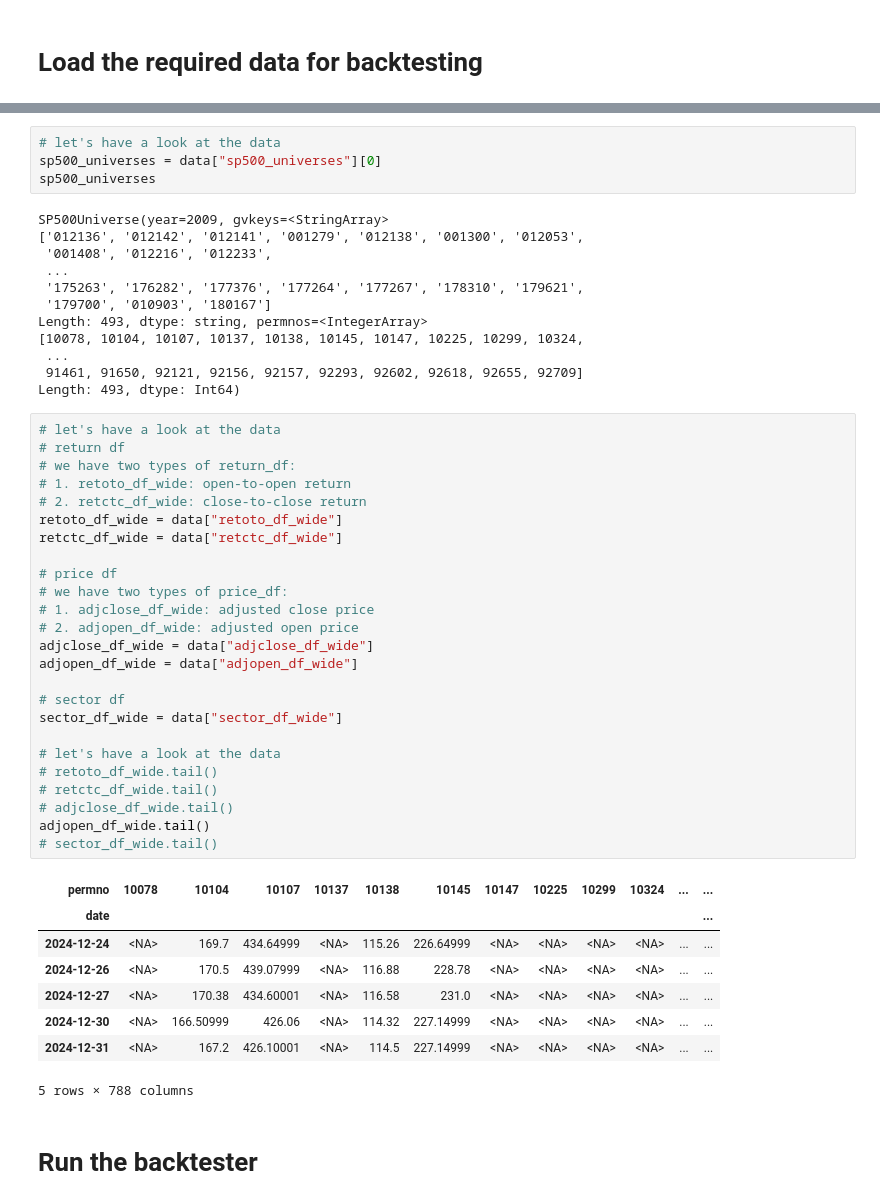
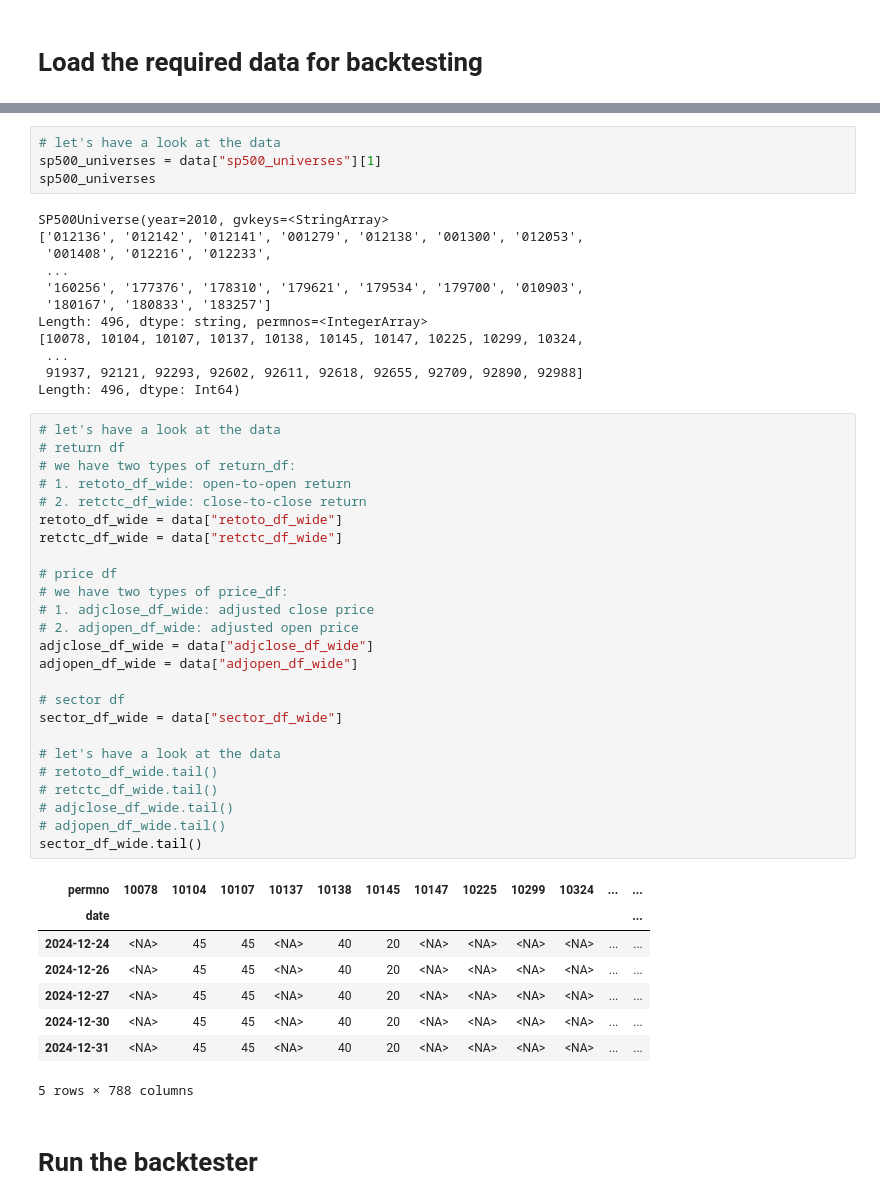
Before and after one commit to ZhengGong-hub/equity_longshort_backtester, a Jupyter notebook: notebooks/demo.ipynb, the cells around one changed output, grey strips where cells are left out. Cells and saved outputs as stored; diff of their text form.

```diff
--- a/notebooks/demo.ipynb
+++ b/notebooks/demo.ipynb
@@ -36,53 +36,53 @@ the number of unique permnos for year 2024 is 501
 the number of unique gvkeys for year 2024 is 498
 # %%
 # let's have a look at the data
-sp500_universes = data["sp500_universes"][0]
+sp500_universes = data["sp500_universes"][1]
 sp500_universes
 # %% [output]
-SP500Universe(year=2009, gvkeys=<StringArray>
+SP500Universe(year=2010, gvkeys=<StringArray>
 ['012136', '012142', '012141', '001279', '012138', '001300', '012053',
  '001408', '012216', '012233',
  ...
- '175263', '176282', '177376', '177264', '177267', '178310', '179621',
- '179700', '010903', '180167']
-Length: 493, dtype: string, permnos=<IntegerArray>
+ '160256', '177376', '178310', '179621', '179534', '179700', '010903',
+ '180167', '180833', '183257']
+Length: 496, dtype: string, permnos=<IntegerArray>
 [10078, 10104, 10107, 10137, 10138, 10145, 10147, 10225, 10299, 10324,
  ...
- 91461, 91650, 92121, 92156, 92157, 92293, 92602, 92618, 92655, 92709]
-Length: 493, dtype: Int64)
+ 91937, 92121, 92293, 92602, 92611, 92618, 92655, 92709, 92890, 92988]
+Length: 496, dtype: Int64)
 # %%
 # let's have a look at the data
 # return df
 # we have two types of return_df:
 # 1. retoto_df_wide: open-to-open return
 # 2. retctc_df_wide: close-to-close return
 retoto_df_wide = data["retoto_df_wide"]
 retctc_df_wide = data["retctc_df_wide"]
 
 # price df
 # we have two types of price_df:
 # 1. adjclose_df_wide: adjusted close price
 # 2. adjopen_df_wide: adjusted open price
 adjclose_df_wide = data["adjclose_df_wide"]
 adjopen_df_wide = data["adjopen_df_wide"]
 
 # sector df
 sector_df_wide = data["sector_df_wide"]
 
 # let's have a look at the data
 # retoto_df_wide.tail()
 # retctc_df_wide.tail()
 # adjclose_df_wide.tail()
-adjopen_df_wide.tail()
-# sector_df_wide.tail()
+# adjopen_df_wide.tail()
+sector_df_wide.tail()
 # %% [output]
 | permno | 10078 | 10104 | 10107 | 10137 | 10138 | 10145 | 10147 | 10225 | 10299 | 10324 | ... | ... |
 | date |  |  |  |  |  |  |  |  |  |  |  | ... |
-| 2024-12-24 | <NA> | 169.7 | 434.64999 | <NA> | 115.26 | 226.64999 | <NA> | <NA> | <NA> | <NA> | ... | ... |
-| 2024-12-26 | <NA> | 170.5 | 439.07999 | <NA> | 116.88 | 228.78 | <NA> | <NA> | <NA> | <NA> | ... | ... |
-| 2024-12-27 | <NA> | 170.38 | 434.60001 | <NA> | 116.58 | 231.0 | <NA> | <NA> | <NA> | <NA> | ... | ... |
-| 2024-12-30 | <NA> | 166.50999 | 426.06 | <NA> | 114.32 | 227.14999 | <NA> | <NA> | <NA> | <NA> | ... | ... |
-| 2024-12-31 | <NA> | 167.2 | 426.10001 | <NA> | 114.5 | 227.14999 | <NA> | <NA> | <NA> | <NA> | ... | ... |
+| 2024-12-24 | <NA> | 45 | 45 | <NA> | 40 | 20 | <NA> | <NA> | <NA> | <NA> | ... | ... |
+| 2024-12-26 | <NA> | 45 | 45 | <NA> | 40 | 20 | <NA> | <NA> | <NA> | <NA> | ... | ... |
+| 2024-12-27 | <NA> | 45 | 45 | <NA> | 40 | 20 | <NA> | <NA> | <NA> | <NA> | ... | ... |
+| 2024-12-30 | <NA> | 45 | 45 | <NA> | 40 | 20 | <NA> | <NA> | <NA> | <NA> | ... | ... |
+| 2024-12-31 | <NA> | 45 | 45 | <NA> | 40 | 20 | <NA> | <NA> | <NA> | <NA> | ... | ... |
 5 rows × 788 columns
 # %% [markdown]
 # Run the backtester
```
Also changed, not shown: 10 other files.
